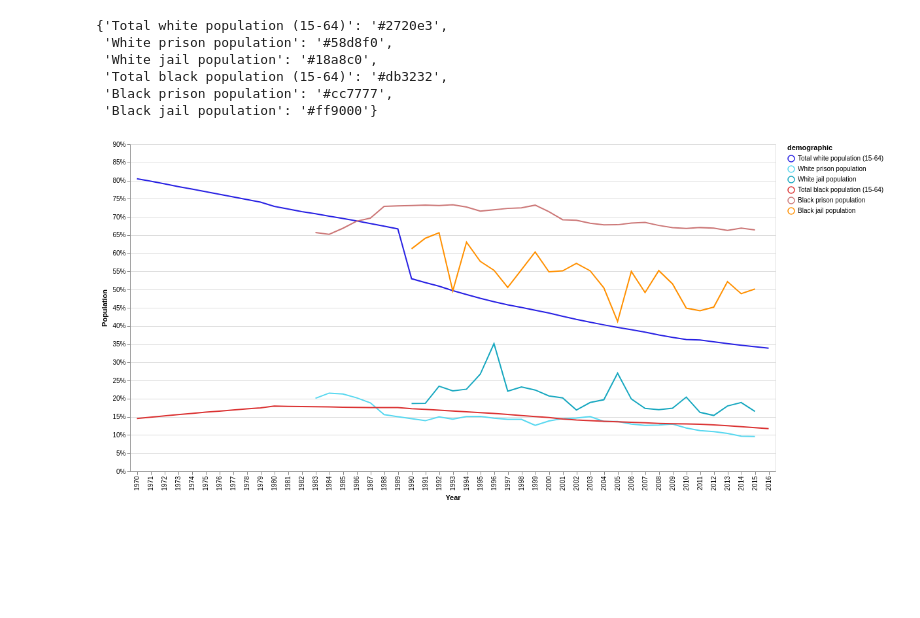
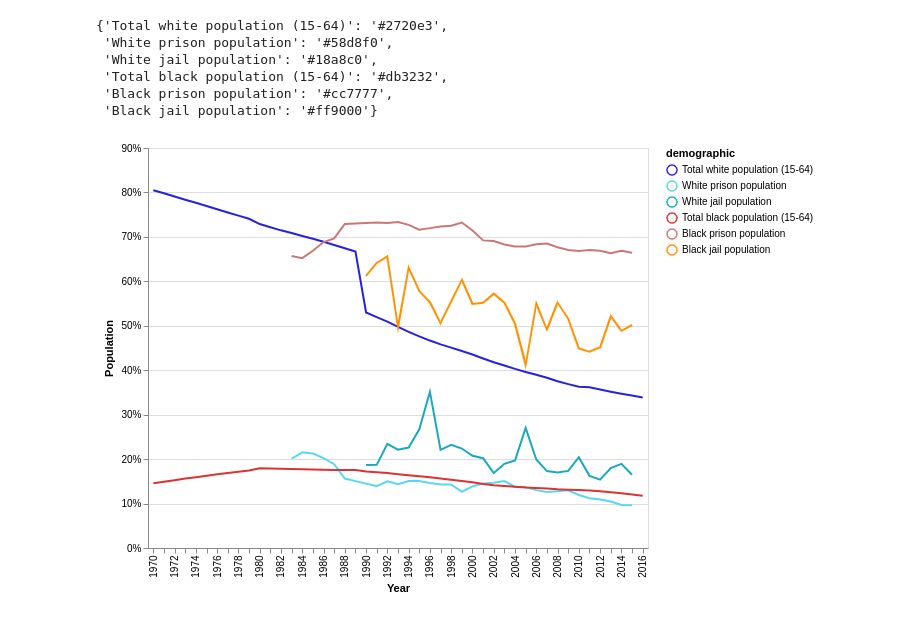
Before and after one commit to corintxt/incarceration-interactive, a Jupyter notebook: data processing.ipynb, the cells around one changed output. Saved outputs shown, nothing was run; the diff lists cells and outputs as text; code cells hidden in the pictures; blank space fills up the shorter version.

```diff
--- a/data processing.ipynb
+++ b/data processing.ipynb
@@ -148,14 +148,14 @@ demographic_labels
  'Black prison population': '#cc7777',
  'Black jail population': '#ff9000'}
 # %%
-alt.Chart(alameda_melt, height=500).mark_line().encode(
+alt.Chart(alameda_melt, width=500, height=400).mark_line().encode(
     alt.Color('demographic',
              scale=alt.Scale(domain=list(demographic_labels.keys()),
                             range=list(demographic_labels.values())
                             )
              ),
     alt.X('year:O', axis=alt.Axis(title='Year')),
     alt.Y('value:Q', axis=alt.Axis(format='%', title='Population')),
 ).interactive()
 # %% [output]
-[figure, old version]
+[figure, new version]
```
Also changed, not shown: parts of 3 cells of this notebook, 3 other files.
